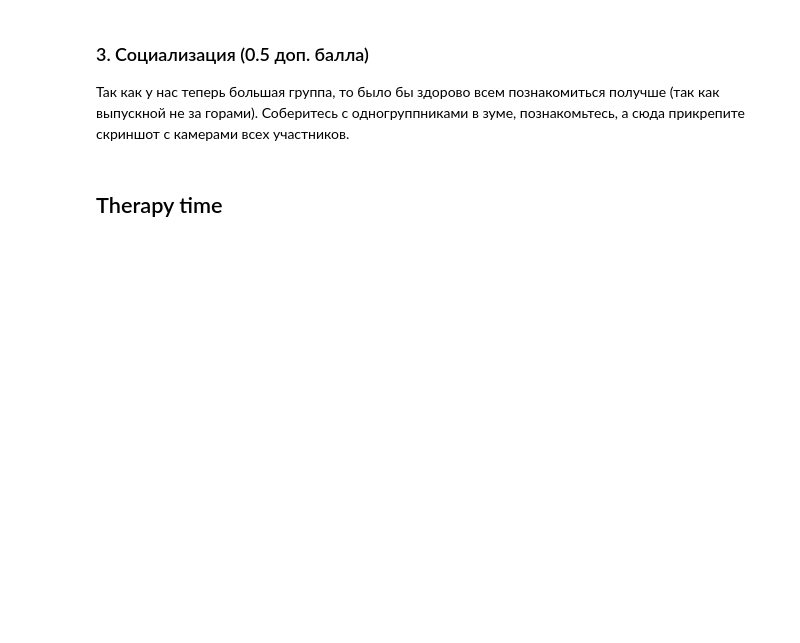
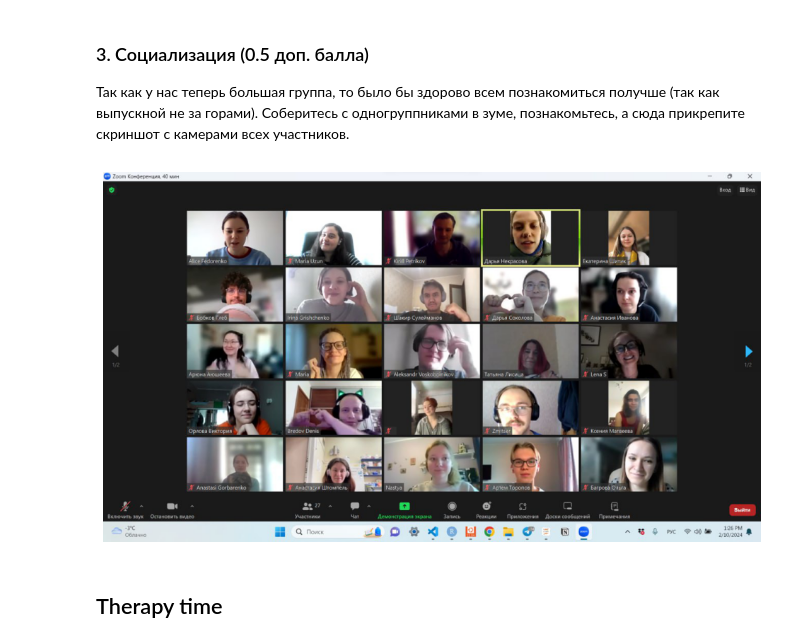
Before and after one commit to asyapetukhova/BI-ML-2024, a Jupyter notebook: ML_HW1/KNN.ipynb, the cells around one changed output. Cells and saved outputs as stored; diff of their text form; code cells hidden in the pictures; blank space fills up the shorter version.

```diff
--- a/ML_HW1/KNN.ipynb
+++ b/ML_HW1/KNN.ipynb
@@ -522,8 +526,11 @@ from metrics import r_squared, mse, mae
 # %%
 import matplotlib.image as mpimg
 img = mpimg.imread('photozoom.jpg')
-plt.axis("off")
+plt.imshow(img)
+plt.axis('off')
 plt.show()
+# %% [output]
+[figure, added]
 # %% [markdown]
 ## Therapy time
 # %% [markdown]
```
Also changed, not shown: parts of 5 cells of this notebook.
